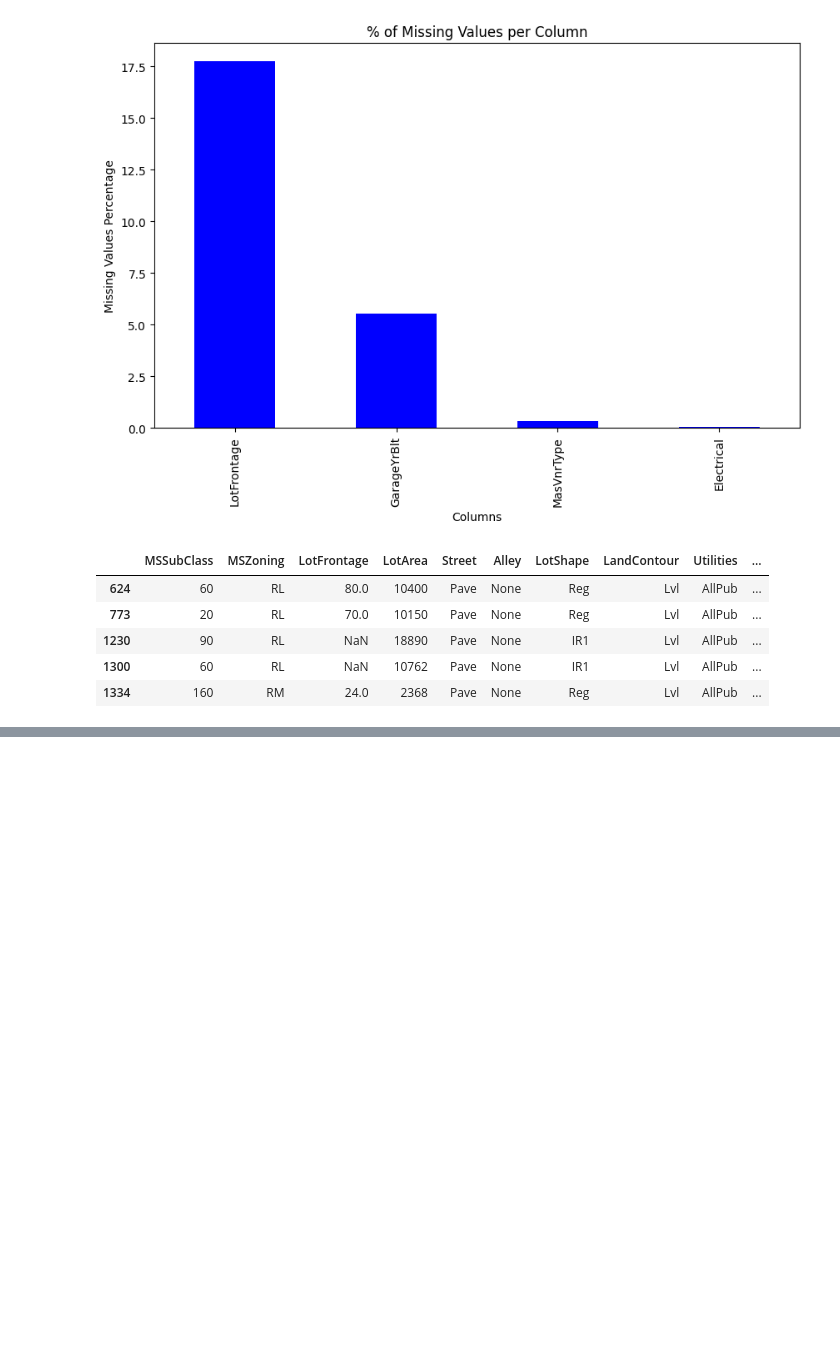
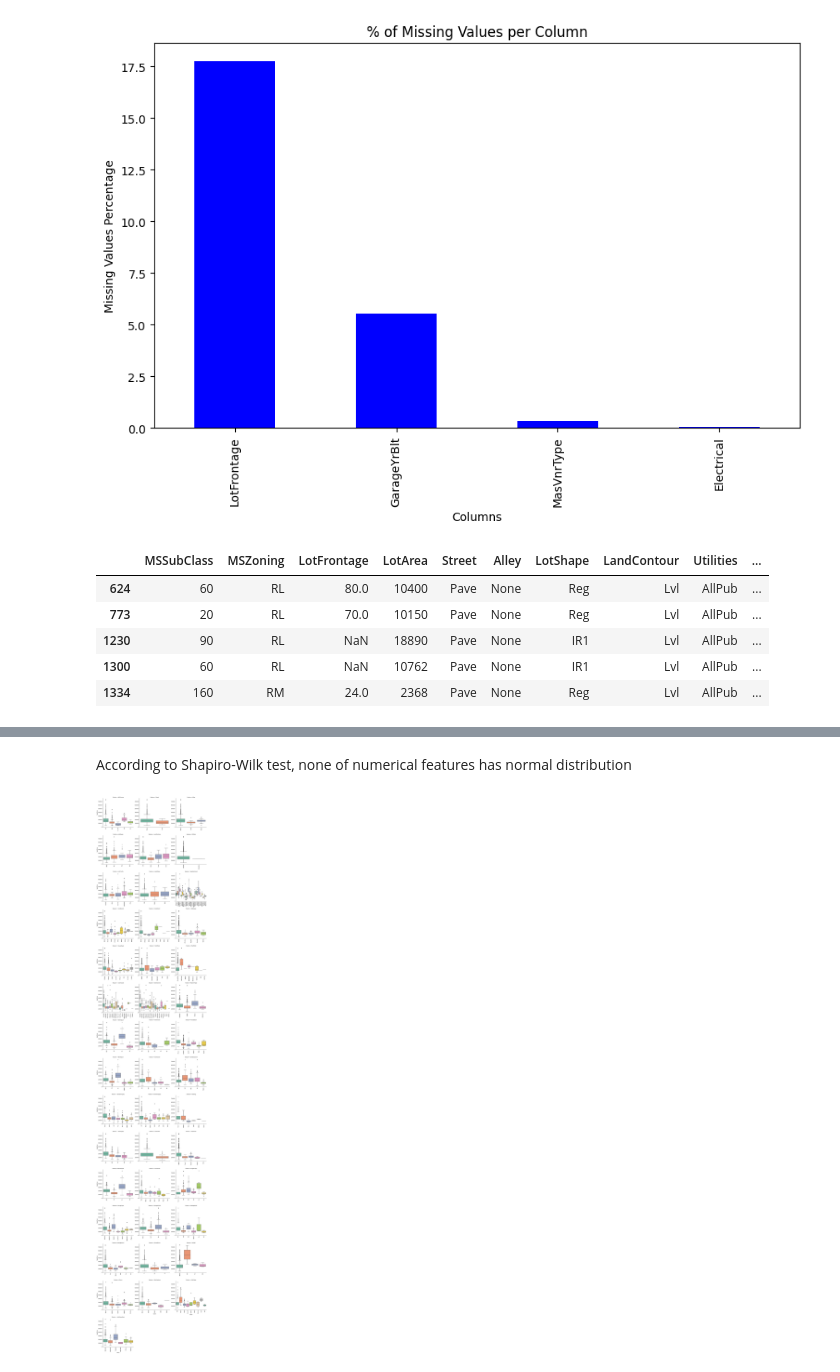
Before and after one commit to k0stro/house-prices-eda-regression, a Jupyter notebook: house-prices-eda-regression.ipynb, the cells around one changed output, grey strips where cells are left out. Drawn from its saved outputs; the diff is of its cells as text; code cells hidden in the pictures; blank space fills up the shorter version.

```diff
--- a/house-prices-eda-regression.ipynb
+++ b/house-prices-eda-regression.ipynb
@@ -226,0 +404,16 @@ train_df[train_df['MasVnrType'].isnull()]
+# %% [markdown]
+According to Shapiro-Wilk test, none of numerical features has normal distribution
+# %%
+#transforming DataFrame into "long" format with 2 columns: feature and value
+df_cat_melted = train_df[categorical_cols + ['SalePrice']].melt(id_vars='SalePrice', var_name='feature', value_name='value') #transforming DataFrame into "long" format with 2 columns: feature and value
+
+#creating FacetGrid
+g = sns.FacetGrid(df_cat_melted, col='feature', col_wrap=3, sharex=False, sharey=False, height = 5)
+g.map(sns.boxplot, 'value', 'SalePrice', palette = 'Set2')
+for ax in g.axes.flat:
+    for label in ax.get_xticklabels():
+        label.set_rotation(90)
+g.tight_layout()
+plt.show()
+# %% [output]
+[figure, added]
```
Also changed, not shown: parts of 19 cells of this notebook.
